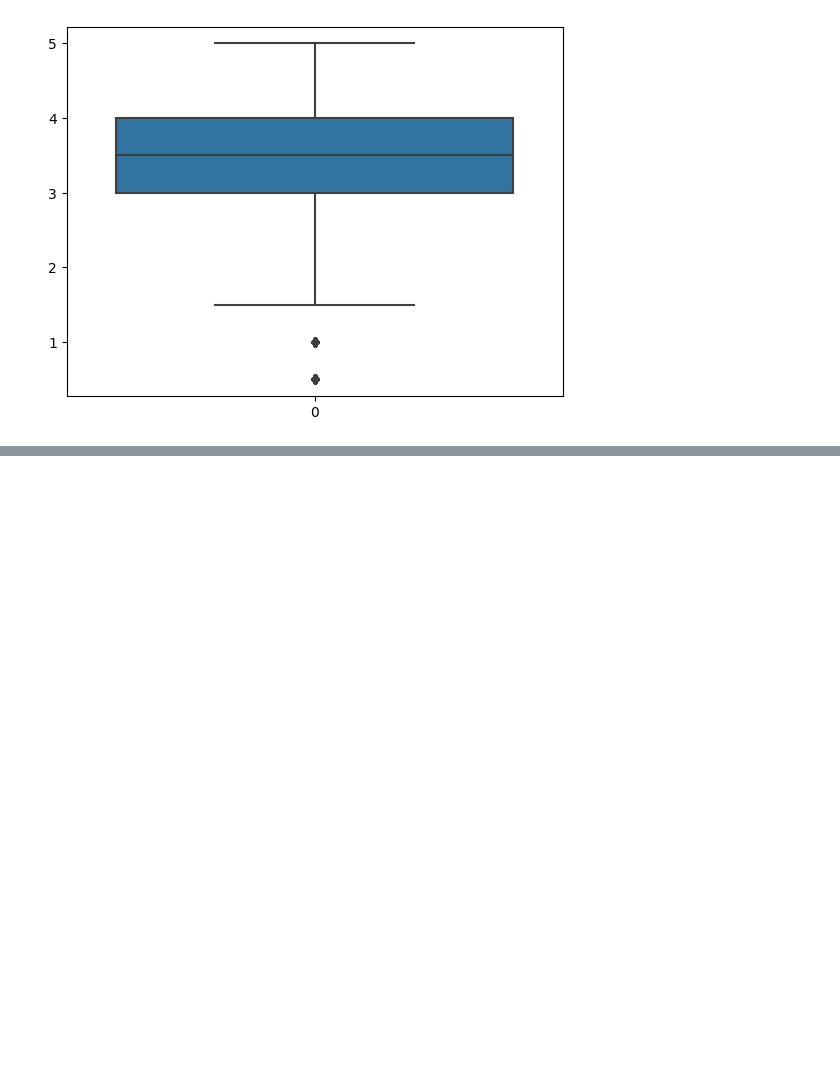
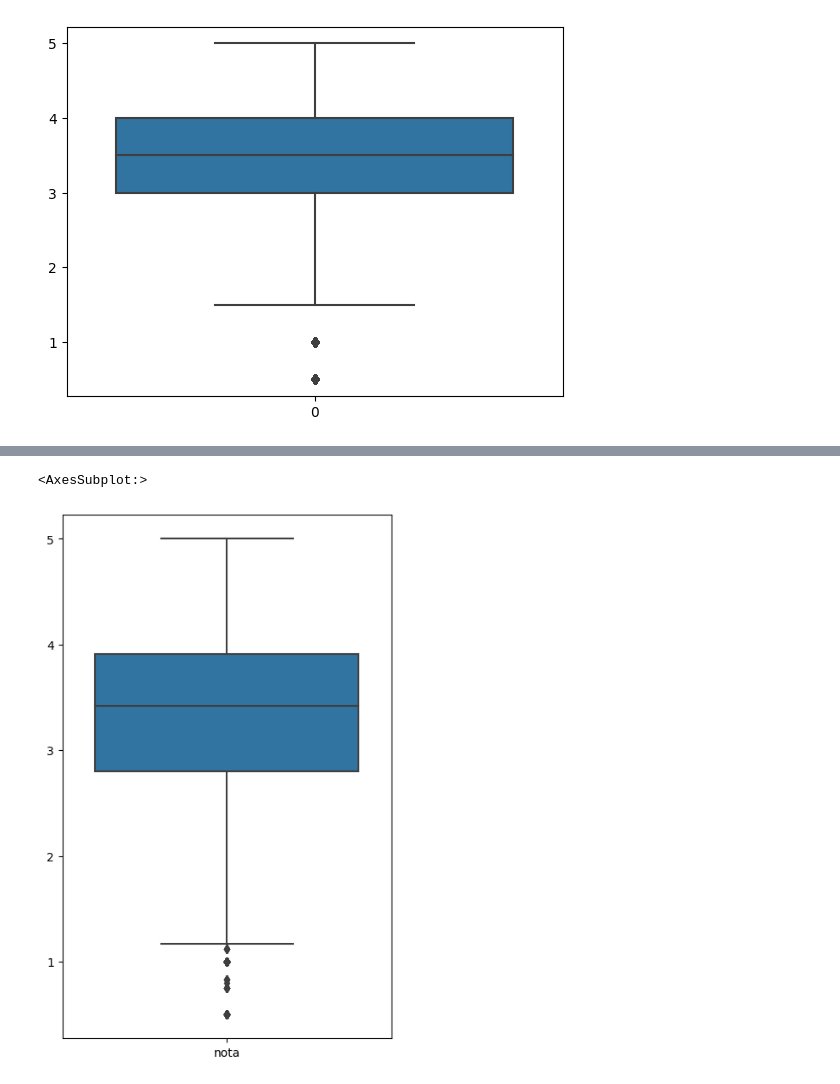
Before and after one commit to PurpleLobster31/Analise-e-Visualizacao-de-Dados, a Jupyter notebook: Introducao a Data Science.ipynb, the cells around one changed output, grey strips where cells are left out. Cells and saved outputs as stored; diff of their text form; code cells hidden in the pictures; blank space fills up the shorter version.

```diff
--- a/Introducao a Data Science.ipynb
+++ b/Introducao a Data Science.ipynb
@@ -105,0 +156,8 @@ sns.boxplot(notas.nota)
+# %%
+import matplotlib.pyplot as plt
+
+plt.figure(figsize=(5,8))
+sns.boxplot(pd.DataFrame(medias_por_filme))
+# %% [output]
+<AxesSubplot:>
+[figure, added]
```
Also changed, not shown: parts of 12 cells of this notebook.
